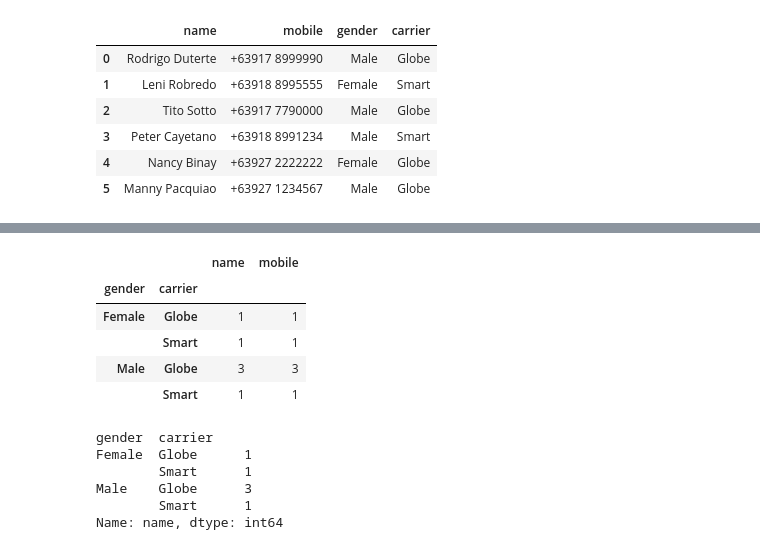
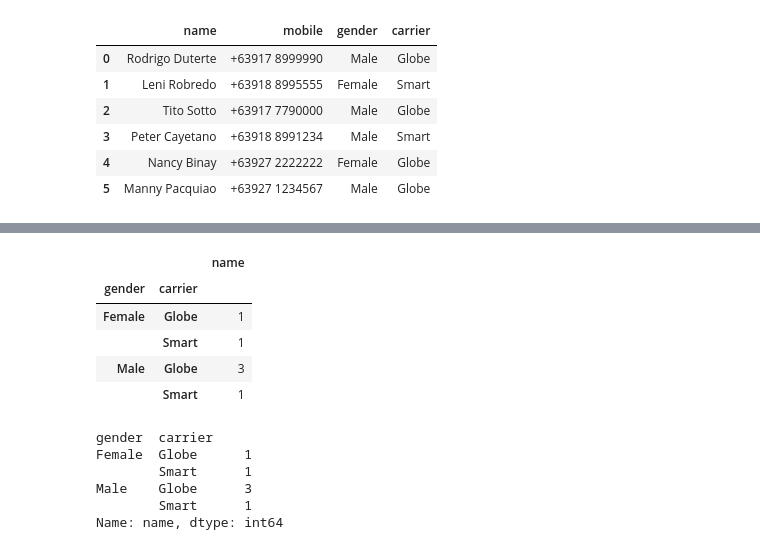
Before and after one commit to jilagan/ITMGT25-EE-ClassNotes, a Jupyter notebook: class_discussion_notebooks/Day 17 Discussions.ipynb, the cells around one changed output, grey strips where cells are left out. Cells and saved outputs as stored; diff of their text form; code cells hidden in the pictures.

```diff
--- a/class_discussion_notebooks/Day 17 Discussions.ipynb
+++ b/class_discussion_notebooks/Day 17 Discussions.ipynb
@@ -143,3 +197,7 @@ df
 | 3 | Peter Cayetano | +63918 8991234 | Male | Smart |
 | 4 | Nancy Binay | +63927 2222222 | Female | Globe |
 | 5 | Manny Pacquiao | +63927 1234567 | Male | Globe |
+# %%
+# Add another column
+df["position"]=["President","Vice President","Senate President","House Speaker","Senator","Senator"]
+df
@@ -146,13 +222,13 @@ df
 # %%
 # Group By
-df.groupby(["gender","carrier"]).count()
+df.loc[:,["name","gender","carrier"]].groupby(["gender","carrier"]).count()
 # %% [output]
-|  |  | name | mobile |
-| gender | carrier |  |  |
-| Female | Globe | 1 | 1 |
-|  | Smart | 1 | 1 |
-| Male | Globe | 3 | 3 |
-|  | Smart | 1 | 1 |
+|  |  | name |
+| gender | carrier |  |
+| Female | Globe | 1 |
+|  | Smart | 1 |
+| Male | Globe | 3 |
+|  | Smart | 1 |
 # %%
 group_df = df.groupby(["gender","carrier"])["name"].count()
 group_df
```
Also changed, not shown: parts of 29 cells of this notebook, 1 other file.
